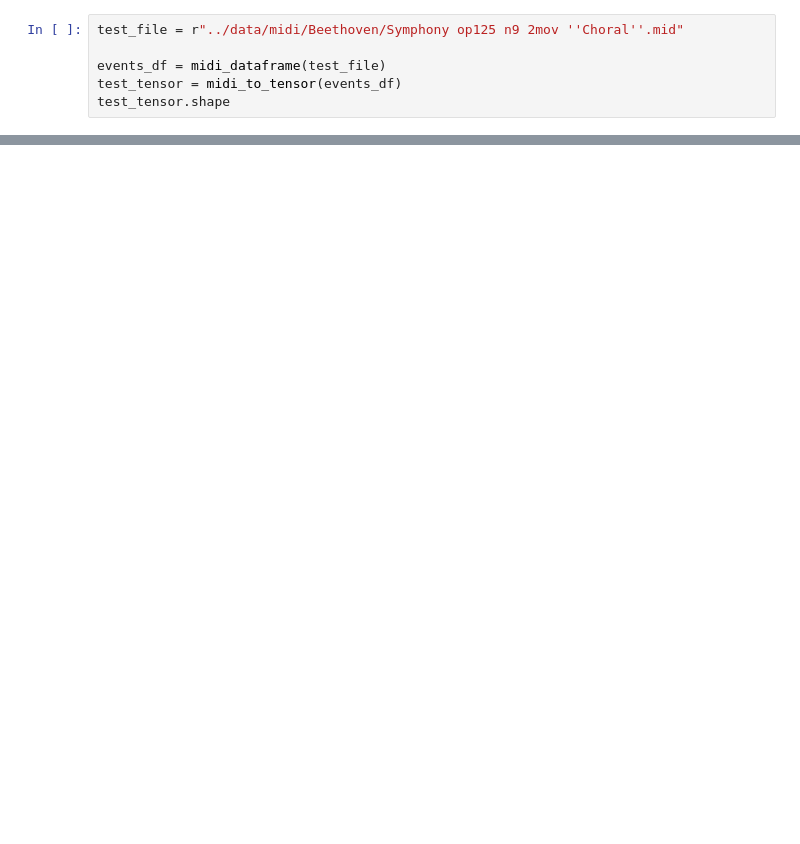
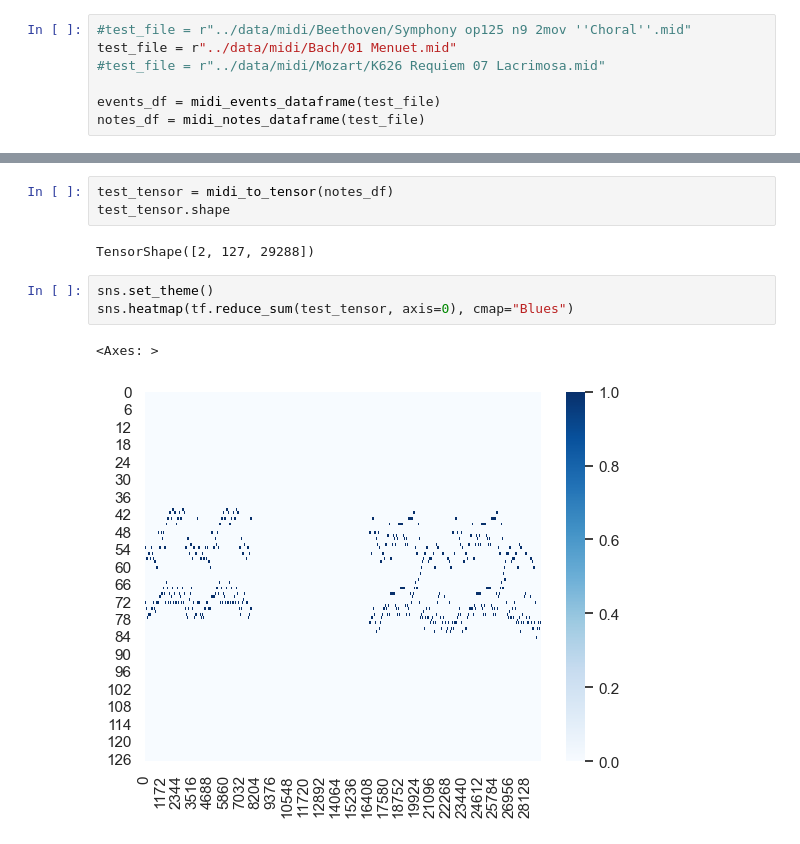
Before and after one commit to al1az1z1/composer-prediction-project, a Jupyter notebook: notebooks/CNN_model.ipynb, the cells around one changed output, grey strips where cells are left out. Cells and saved outputs as stored; diff of their text form; blank space fills up the shorter version.

```diff
--- a/notebooks/CNN_model.ipynb
+++ b/notebooks/CNN_model.ipynb
@@ -17,6 +15,7 @@ To enable the following instructions: AVX2 AVX512F AVX512_VNNI FMA, in other ope
 # %%
-test_file = r"../data/midi/Beethoven/Symphony op125 n9 2mov ''Choral''.mid"
+#test_file = r"../data/midi/Beethoven/Symphony op125 n9 2mov ''Choral''.mid"
+test_file = r"../data/midi/Bach/01 Menuet.mid"
+#test_file = r"../data/midi/Mozart/K626 Requiem 07 Lacrimosa.mid"
 
-events_df = midi_dataframe(test_file)
-test_tensor = midi_to_tensor(events_df)
-test_tensor.shape
+events_df = midi_events_dataframe(test_file)
+notes_df = midi_notes_dataframe(test_file)
@@ -29,0 +54,11 @@ sns.heatmap(test_tensor[0], cmap="Blues")
+# %%
+test_tensor = midi_to_tensor(notes_df)
+test_tensor.shape
+# %% [output]
+TensorShape([2, 127, 29288])
+# %%
+sns.set_theme()
+sns.heatmap(tf.reduce_sum(test_tensor, axis=0), cmap="Blues")
+# %% [output]
+<Axes: >
+[figure, added]
```
Also changed, not shown: parts of 5 cells of this notebook.
